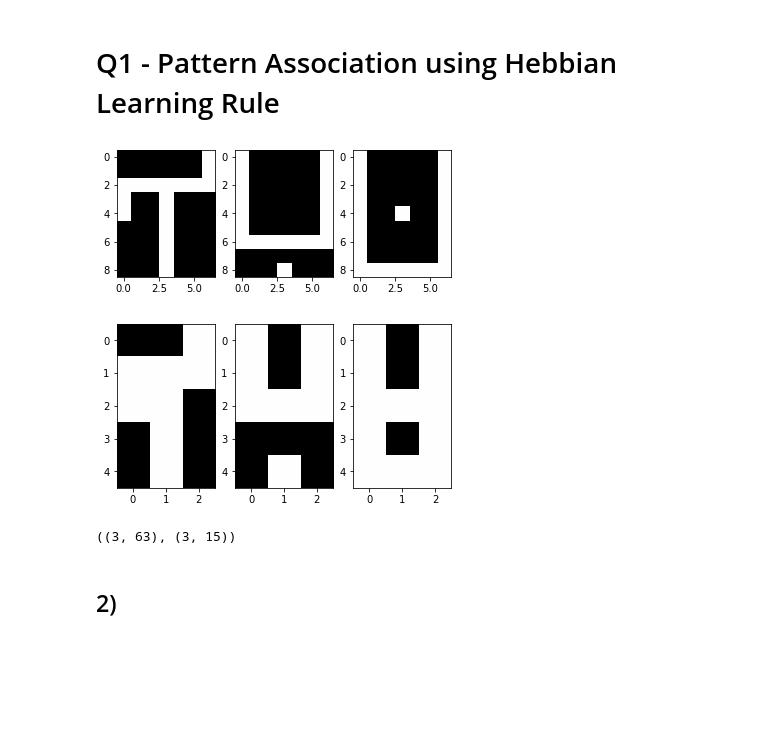
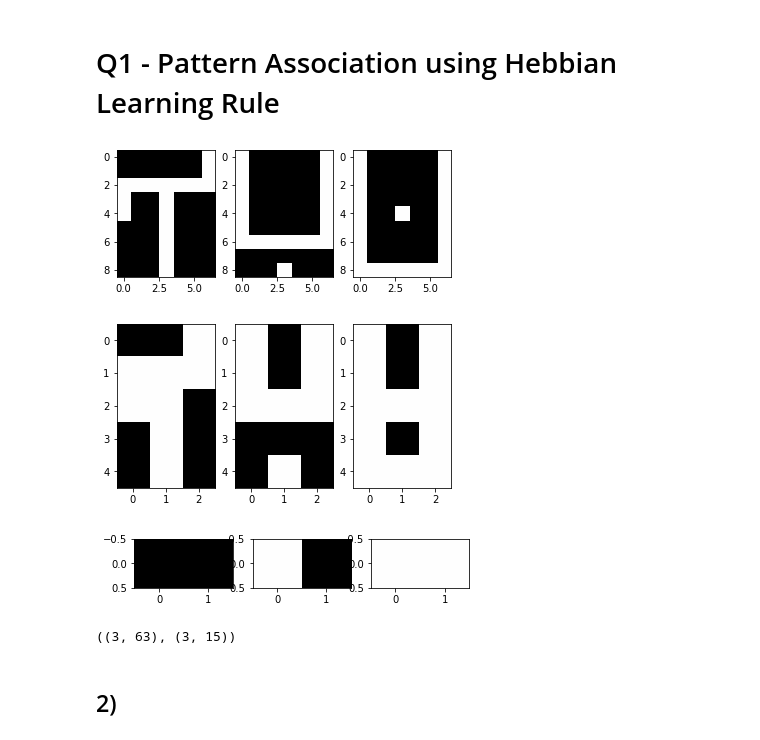
Before and after one commit to mohsenfayyaz/nn-course-ut, a Jupyter notebook: CA3_Memory_Networks/NN_HW3_Q1_MohsenFayyaz.ipynb, the cells around one changed output. Saved outputs shown, nothing was run; the diff lists cells and outputs as text; code cells hidden in the pictures; blank space fills up the shorter version.

```diff
--- a/CA3_Memory_Networks/NN_HW3_Q1_MohsenFayyaz.ipynb
+++ b/CA3_Memory_Networks/NN_HW3_Q1_MohsenFayyaz.ipynb
@@ -70,33 +70,48 @@ output_3 = np.array([
     1,-1,1,
     1,-1,1,
     1,1,1,
     1,-1,1,
     1,1,1
 ])
 
+output_small_1 = np.array([
+    -1,-1
+])
+output_small_2 = np.array([
+    1,-1
+])
+output_small_3 = np.array([
+    1,1
+])
+
 def draw(image):
     if len(image) == 63:
         image = (image.reshape(9, 7) + 1) * 127
     elif len(image) == 15:
         image = (image.reshape(5, 3) + 1) * 127
+    elif len(image) == 2:
+        image = (image.reshape(1, 2) + 1) * 127
     img = Image.fromarray(image)
     plt.imshow(img)
 
 def draw_images(arrays):
     for i in range(len(arrays)):
         plt.subplot(1, 3, i + 1)
         draw(arrays[i])
     plt.show()
 
 inputs = np.array([input_1, input_2, input_3])
 outputs = np.array([output_1, output_2, output_3])
+outputs_small = np.array([output_small_1, output_small_2, output_small_3])
 
 draw_images(inputs)
 draw_images(outputs)
+draw_images(outputs_small)
 inputs.shape, outputs.shape
 # %% [output]
 [figure]
 [figure]
+[figure, added]
 ((3, 63), (3, 15))
 # %% [markdown]
 ## 2)
```
Also changed, not shown: parts of 5 cells of this notebook, 1 other file.
